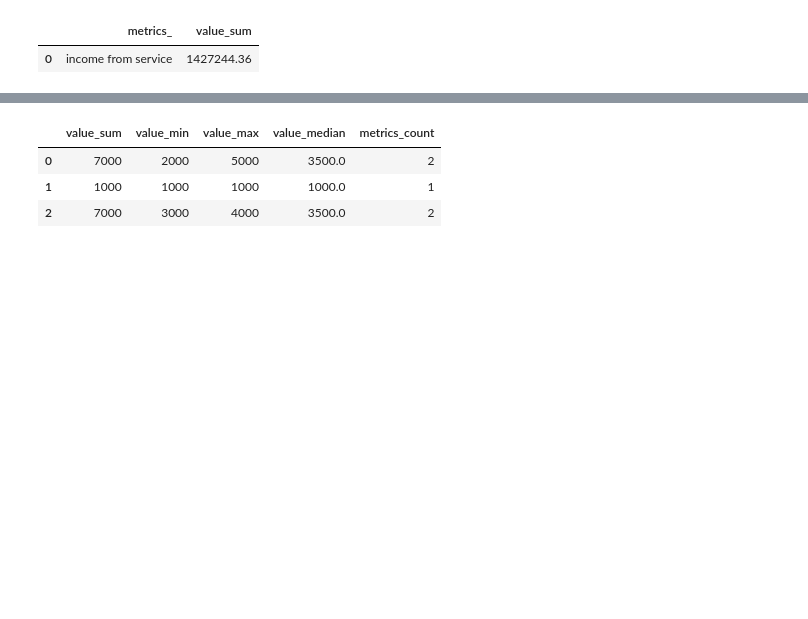
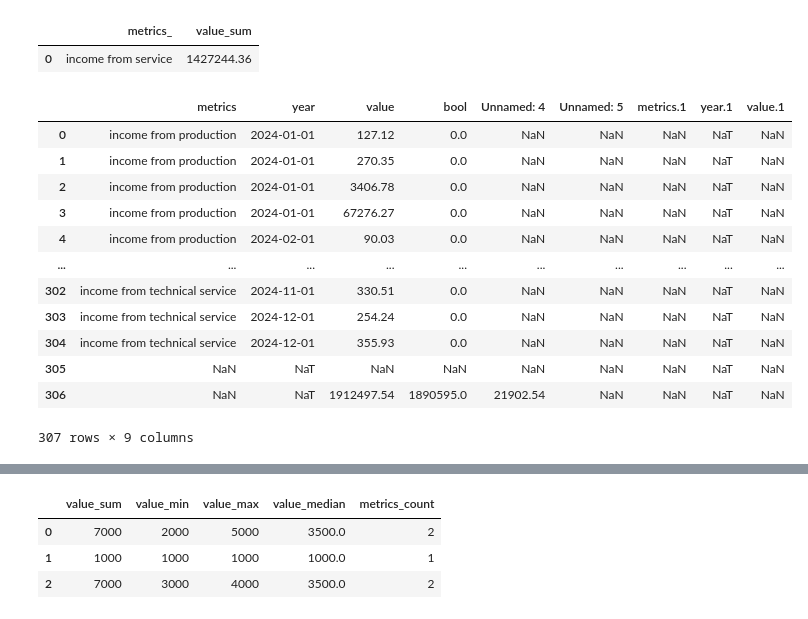
Before and after one commit to AmirejibiIlia/maiko, a Jupyter notebook: mAIa engine.ipynb, the cells around one changed output, grey strips where cells are left out. Cells and saved outputs as stored; diff of their text form; code cells hidden in the pictures; blank space fills up the shorter version.

```diff
--- a/mAIa engine.ipynb
+++ b/mAIa engine.ipynb
@@ -136,3 +143,19 @@ result
 # %% [output]
 |  | metrics_ | value_sum |
 | 0 | income from service | 1427244.36 |
+# %%
+financial_data
+# %% [output]
+|  | metrics | year | value | bool | Unnamed: 4 | Unnamed: 5 | metrics.1 | year.1 | value.1 |
+| 0 | income from production | 2024-01-01 | 127.12 | 0.0 | NaN | NaN | NaN | NaT | NaN |
+| 1 | income from production | 2024-01-01 | 270.35 | 0.0 | NaN | NaN | NaN | NaT | NaN |
+| 2 | income from production | 2024-01-01 | 3406.78 | 0.0 | NaN | NaN | NaN | NaT | NaN |
+| 3 | income from production | 2024-01-01 | 67276.27 | 0.0 | NaN | NaN | NaN | NaT | NaN |
+| 4 | income from production | 2024-02-01 | 90.03 | 0.0 | NaN | NaN | NaN | NaT | NaN |
+| ... | ... | ... | ... | ... | ... | ... | ... | ... | ... |
+| 302 | income from technical service | 2024-11-01 | 330.51 | 0.0 | NaN | NaN | NaN | NaT | NaN |
+| 303 | income from technical service | 2024-12-01 | 254.24 | 0.0 | NaN | NaN | NaN | NaT | NaN |
+| 304 | income from technical service | 2024-12-01 | 355.93 | 0.0 | NaN | NaN | NaN | NaT | NaN |
+| 305 | NaN | NaT | NaN | NaN | NaN | NaN | NaN | NaT | NaN |
+| 306 | NaN | NaT | 1912497.54 | 1890595.0 | 21902.54 | NaN | NaN | NaT | NaN |
+307 rows × 9 columns
```
Also changed, not shown: parts of 2 cells of this notebook, 1 other file.
